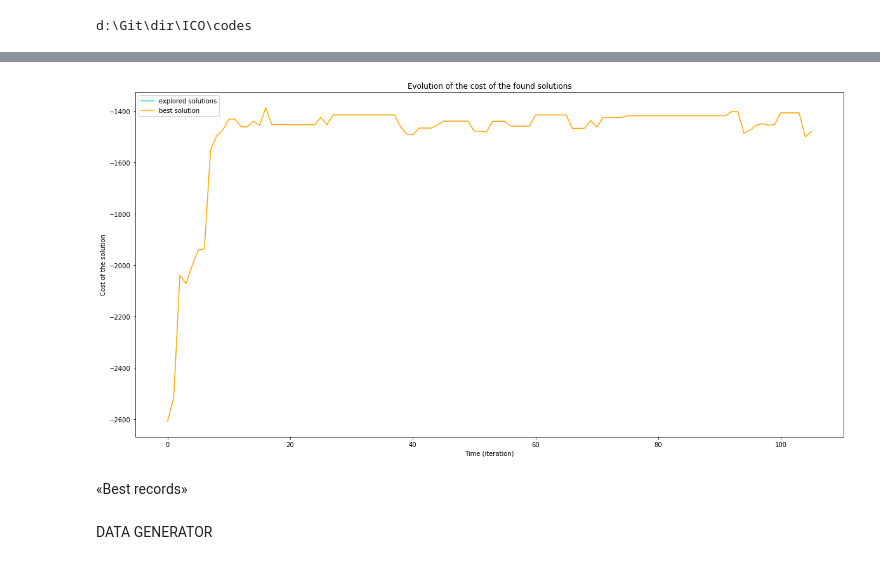
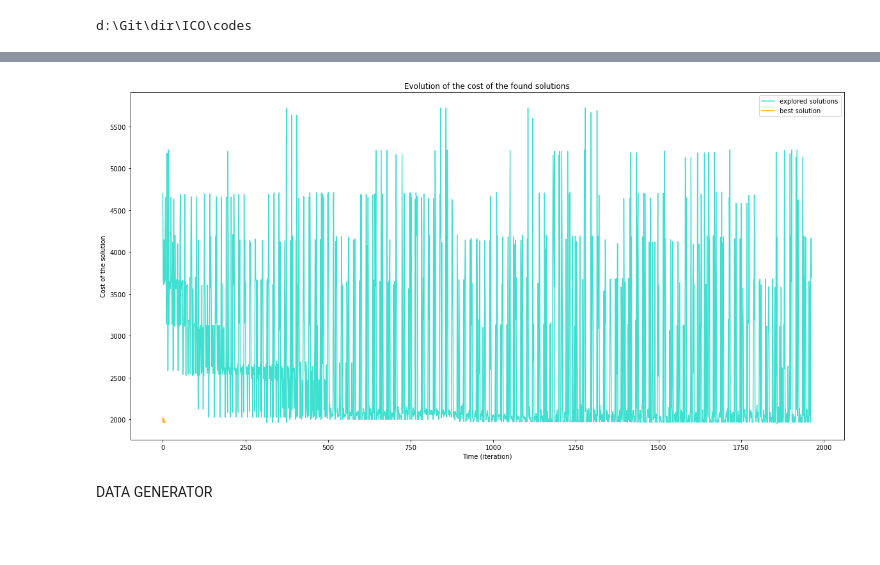
Before and after one commit to pabloskewes/ICO, a Jupyter notebook: codes/notebooks/GA.ipynb, the cells around one changed output, grey strips where cells are left out. Cells and saved outputs as stored; diff of their text form; code cells hidden in the pictures; blank space fills up the shorter version.

```diff
--- a/codes/notebooks/GA.ipynb
+++ b/codes/notebooks/GA.ipynb
@@ -27,6 +24,3 @@ neighborhood_params={   'verbose':0,
 instance =GeneticAlgorithm(neighborhood_params=neighborhood_params)
 instance.fit(vrptw)
 instance.init()
-# %%
-for _ in range(100):
-    instance.search()
@@ -53,9 +26,0 @@ instance.evolution_best_solution
-# %%
-instance.plot_evolution_cost()
-# %% [output]
-[figure, removed]
-# %%
-_, N, _ = instance.get_problem_components()
-# init_sol = N.initial_solution()
-# instance.best_solution = init_sol
-# instance.best_solution
@@ -65,2 +26,0 @@ print(best_key)
-# %% [markdown]
-«Best records»
@@ -69,3 +27,10 @@ print(best_key)
+# %%
+# take almost 30s for 10 search with 10 evolution per search
+for _ in range(10):
+    instance.search()
+instance.plot_evolution_cost()
+# %% [output]
+[figure, added]
 # %% [markdown]
 DATA GENERATOR
 # %%
```
Also changed, not shown: parts of 4 cells of this notebook, 1 other file.
